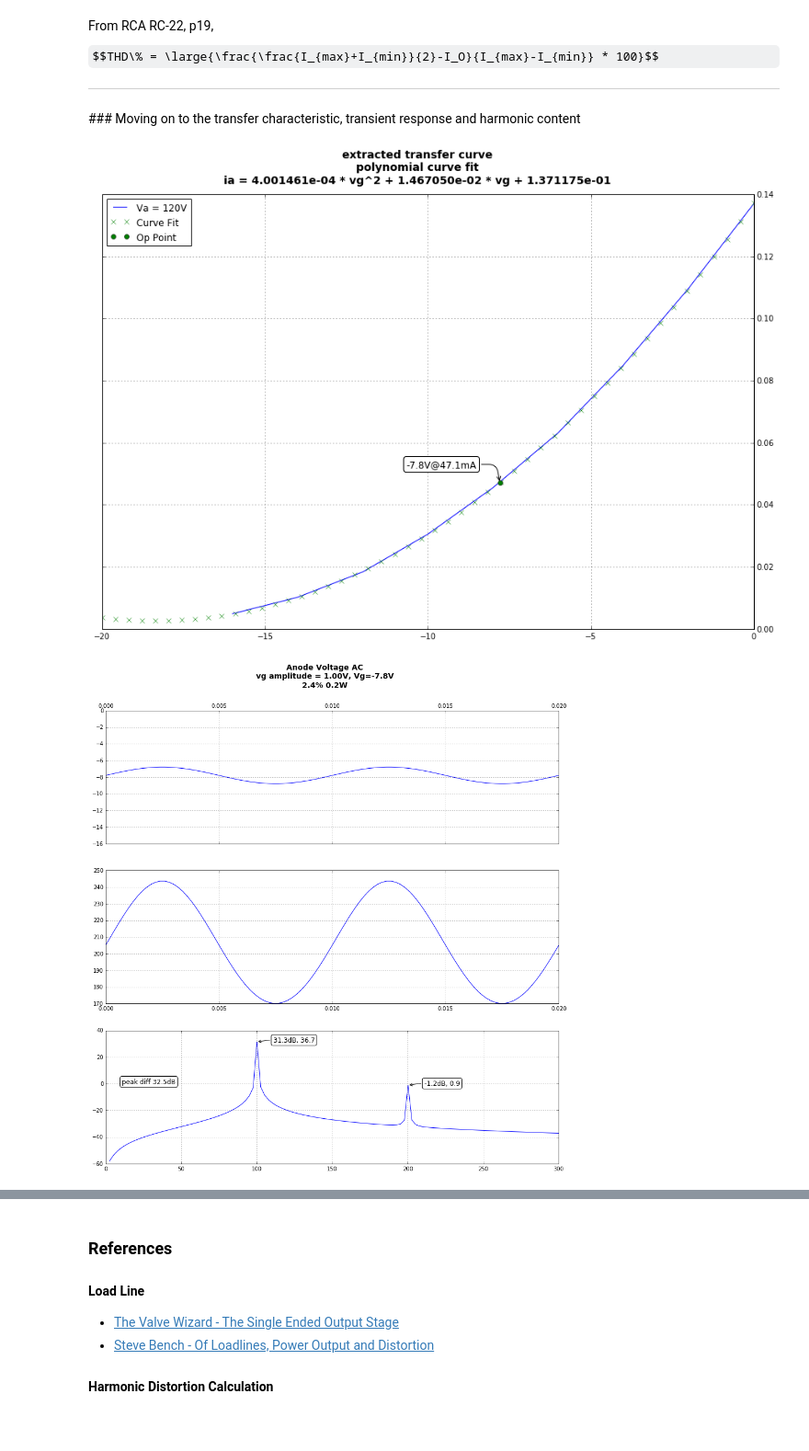
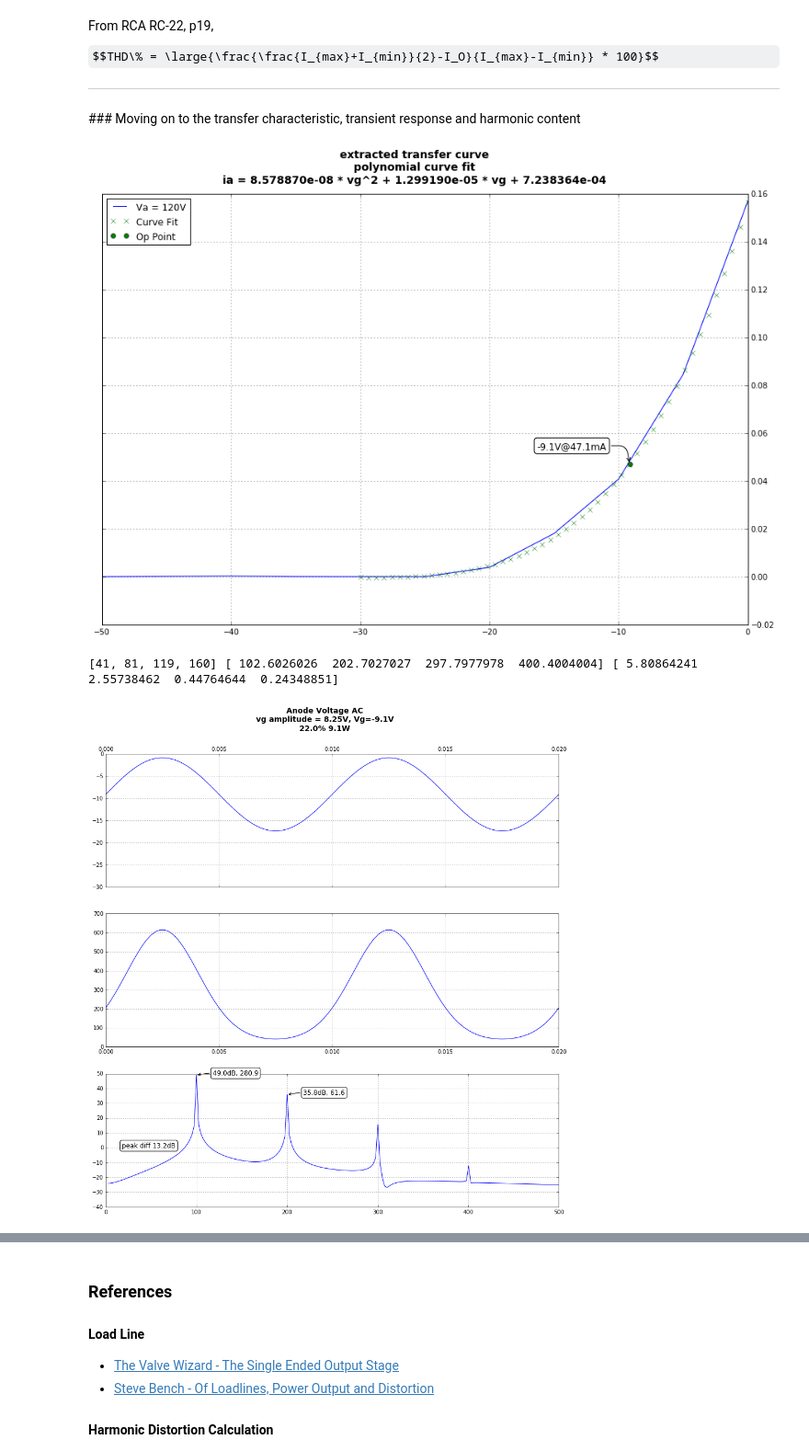
Before and after one commit to jilott/valvestudio, a Jupyter notebook: projects/mectron/triode/The Mectron Load Line - Triode.ipynb, the cells around one changed output, grey strips where cells are left out. Shown at 92% size. Drawn from its saved outputs; the diff is of its cells as text; code cells hidden in the pictures; some formulas as TeX source; blank space fills up the shorter version.

```diff
--- a/projects/mectron/triode/The Mectron Load Line - Triode.ipynb
+++ b/projects/mectron/triode/The Mectron Load Line - Triode.ipynb
@@ -207,17 +277,18 @@ $$THD\% = \large{\frac{\frac{I_{max}+I_{min}}{2}-I_O}{I_{max}-I_{min}} * 100}$$
 # %%
 from scipy.optimize import fsolve
 x = []
-for c in range(1,len(colnames)):
-    x.append(float(colnames[c][:-1]))
+for i in range(1,colcount):
+    x.append(float(colnames[i][:-1])) # getting grid voltages from column names
 
 fig = plt.figure(figsize=(15, 10))
 
 for r in range(0,rowcount):
-    if abs(df['AnodeVoltage'][r] - Va) < 5:
+    if abs(datasheetCurveData['PlateVoltage'][r] - Va) < 5:
         y = []
-        for c in range(1,len(colnames)):
-            y.append(df[colnames[c]][r])
-        plt.plot(x,y,label="Va = %.0fV"%df[colnames[0]][r])
+        for c in range(1,colcount):
+            i = datasheetCurveData[colnames[c]][r]
+            y.append(i)
+        plt.plot(x,y,label="Va = %.0fV"%datasheetCurveData['PlateVoltage'][r])
         break
 
 plt.tick_params(axis='y', which='both', labelleft='off', labelright='on')
@@ -228,16 +299,16 @@ for i in range(len(x)):
     print "%.6f,%0.6f"%(x[i],y[i])
 '''
 
-coeff = np.polyfit(x, y, 2)
+coeff = np.polyfit(x, y, 4)
 
 def func(x):
     global coeff,Ia
-    return coeff[0]*x*x+coeff[1]*x+coeff[2] - Ia
+    return coeff[0]*x*x*x*x+coeff[1]*x*x*x+coeff[2]*x*x+coeff[3]*x+coeff[4] - Ia
 
 title = "extracted transfer curve\npolynomial curve fit\nia = %0.6e * vg^2 + %0.6e * vg + %0.6e"%(coeff[0],coeff[1],coeff[2])
 
-x = np.linspace(-20,0)
-null = plt.plot(x,coeff[0]*x*x+coeff[1]*x+coeff[2],marker='x',label="Curve Fit",linestyle='None')
+x = np.linspace(-30,0)
+null = plt.plot(x,coeff[0]*x*x*x*x+coeff[1]*x*x*x+coeff[2]*x*x+coeff[3]*x+coeff[4],marker='x',label="Curve Fit",linestyle='None')
 
 # using the curve-fitted curve, find Vg at Ia
 Vg = fsolve(func,8.0)
@@ -257,7 +328,7 @@ null = plt.suptitle(title,fontsize=14, fontweight='bold')
 
 null = plt.legend(loc='upper left')
 # %% [output]
-[figure, old version]
+[figure, new version]
 # %%
 from scipy import signal
 def plotTransient(vgamplitude):
@@ -269,7 +340,7 @@ def plotTransient(vgamplitude):
 
     t = np.linspace(0.0, N*T, N)
     vi = Vg + vgamplitude*np.sin(f*2.0*np.pi*t)
-    ia = coeff[0]*vi*vi + coeff[1]*vi + coeff[2]
+    ia = coeff[0]*vi*vi*vi*vi + coeff[1]*vi*vi*vi + coeff[2]*vi*vi + coeff[3]*vi + coeff[4]
     vo = ia*ra
 
     yf = fft(vo)
@@ -279,7 +350,7 @@ def plotTransient(vgamplitude):
 
     ax = plt.subplot(311)
     null = plt.xlim([0,0.02])
-    null = plt.ylim([-16,0])
+    null = plt.ylim([-30,0])
     ax.plot(t,vi)
     ax.grid(True)
     ax.tick_params(axis='x', which='both', labeltop='on',labelbottom='off')
@@ -293,7 +364,7 @@ def plotTransient(vgamplitude):
     ax = plt.subplot(313)
     yfl = 2.0/N * np.abs(yf[:N/2])
     ax.plot(xf[1:], 20*np.log10(yfl[1:])) # take the dc component off
-    null = plt.xlim([0,300])
+    null = plt.xlim([0,500])
     ax.grid(True)
 
     mags = []
@@ -312,7 +383,7 @@ def plotTransient(vgamplitude):
     null = plt.suptitle("Anode Voltage AC\nvg amplitude = %.2fV, Vg=%.1fV\n%.1f%% %.1fW"%(vgamplitude,Vg,dist,power),fontsize=14, fontweight='bold')
 
     peakind = signal.find_peaks_cwt(20*np.log10(yfl), np.arange(1,10))
-    # print peakind, xf[peakind], yfl[peakind]
+    print peakind, xf[peakind], yfl[peakind]
 
     # the peaks are off by 1 for some reason
     i1 = peakind[0]-1
@@ -327,35 +398,36 @@ def plotTransient(vgamplitude):
                 xy=(xf[i1],p1l),
                 xycoords='data',
                 xytext=(30,0),
                 textcoords='offset points',
                 bbox=dict(boxstyle="round", fc="1.0"),
                 size=12,
                 arrowprops=dict(arrowstyle="->",
                                 connectionstyle="angle,angleA=0,angleB=10,rad=10"))
     null = plt.annotate(s="%.1fdB, %.1f"%(p2l,p2),
                 xy=(xf[i2],p2l),
                 xycoords='data',
                 xytext=(30,0),
                 textcoords='offset points',
                 bbox=dict(boxstyle="round", fc="1.0"),
                 size=12,
                 arrowprops=dict(arrowstyle="->",
                                 connectionstyle="angle,angleA=0,angleB=10,rad=10"))
 
     null = plt.annotate(s="peak diff %.1fdB"%(abs(p1l-p2l)),
                 xy=(0,0),
                 xycoords='data',
                 xytext=(30,0),
                 textcoords='offset points',
                 bbox=dict(boxstyle="round", fc="1.0"),
                 size=12)
 
     plt.show()
 
 
-null = interact(plotTransient, vgamplitude=widgets.FloatSlider(min=0,max=8,step=0.25,value=1))
+null = interact(plotTransient, vgamplitude=widgets.FloatSlider(min=0,max=30,step=0.25,value=1))
 # %% [output]
+[41, 81, 119, 160] [ 102.6026026  202.7027027  297.7977978  400.4004004] [ 5.80864241  2.55738462  0.44764644  0.24348851]
-[figure, old version]
+[figure, new version]
 # %%
 from IPython.display import HTML
 
```
Also changed, not shown: parts of 8 cells of this notebook, 2 other files.
